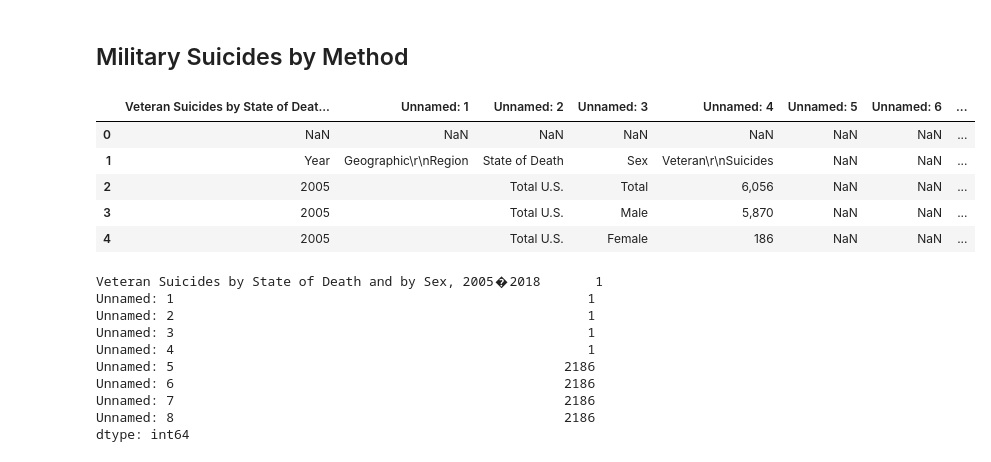
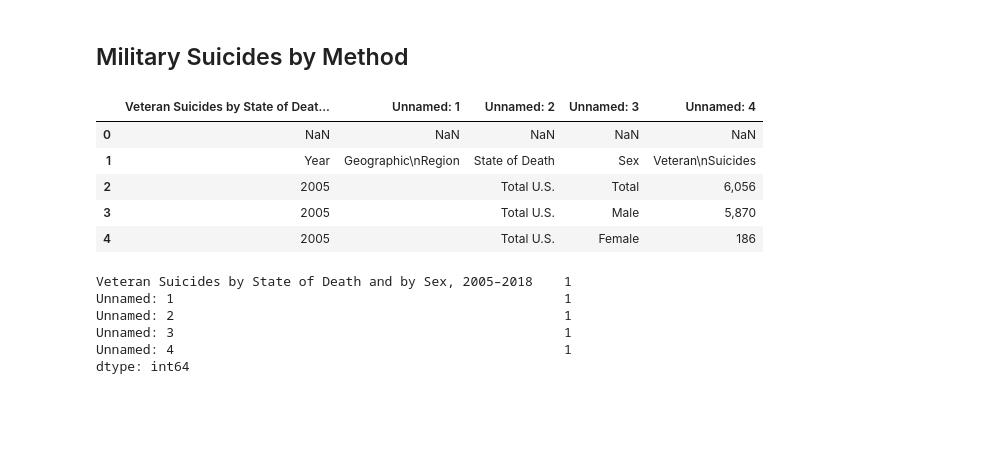
Before and after one commit to j89livingston/FSPC_Dashboard, a Jupyter notebook: Resources/Military Suicide Data/Military Suicides by Gender.ipynb, the cells around one changed output. Cells and saved outputs as stored; diff of their text form; code cells hidden in the pictures; blank space fills up the shorter version.

Commit message:
clean military suicides by method

```diff
--- a/Resources/Military Suicide Data/Military Suicides by Gender.ipynb
+++ b/Resources/Military Suicide Data/Military Suicides by Gender.ipynb
@@ -7,17 +7,17 @@ import numpy as np
 # %%
 #Import data
 data = "military suicides by gender.csv"
-military_df = pd.read_csv(data)
+gender_df = pd.read_csv(data)
 
 #Check data
-military_df.head()
+gender_df.head()
 # %% [output]
-|  | Veteran Suicides by State of Deat... | Unnamed: 1 | Unnamed: 2 | Unnamed: 3 | Unnamed: 4 | Unnamed: 5 | Unnamed: 6 | ... |
-| 0 | NaN | NaN | NaN | NaN | NaN | NaN | NaN | ... |
-| 1 | Year | Geographic\r\nRegion | State of Death | Sex | Veteran\r\nSuicides | NaN | NaN | ... |
-| 2 | 2005 |  | Total U.S. | Total | 6,056 | NaN | NaN | ... |
-| 3 | 2005 |  | Total U.S. | Male | 5,870 | NaN | NaN | ... |
-| 4 | 2005 |  | Total U.S. | Female | 186 | NaN | NaN | ... |
+|  | Veteran Suicides by State of Deat... | Unnamed: 1 | Unnamed: 2 | Unnamed: 3 | Unnamed: 4 |
+| 0 | NaN | NaN | NaN | NaN | NaN |
+| 1 | Year | Geographic\nRegion | State of Death | Sex | Veteran\nSuicides |
+| 2 | 2005 |  | Total U.S. | Total | 6,056 |
+| 3 | 2005 |  | Total U.S. | Male | 5,870 |
+| 4 | 2005 |  | Total U.S. | Female | 186 |
 # %%
 #Clean up columns
 #Remove unneccassary columns
@@ -29,15 +29,11 @@ military_df.head()
 #new_military_df.head()
 # %%
 #Search for NAN Data
-military_df.isnull().sum()
+gender_df.isnull().sum()
 # %% [output]
-Veteran Suicides by State of Death and by Sex, 2005�2018       1
-Unnamed: 1                                                     1
-Unnamed: 2                                                     1
-Unnamed: 3                                                     1
-Unnamed: 4                                                     1
-Unnamed: 5                                                  2186
-Unnamed: 6                                                  2186
-Unnamed: 7                                                  2186
-Unnamed: 8                                                  2186
+Veteran Suicides by State of Death and by Sex, 2005–2018    1
+Unnamed: 1                                                  1
+Unnamed: 2                                                  1
+Unnamed: 3                                                  1
+Unnamed: 4                                                  1
 dtype: int64
```
Also changed, not shown: 7 other files.
